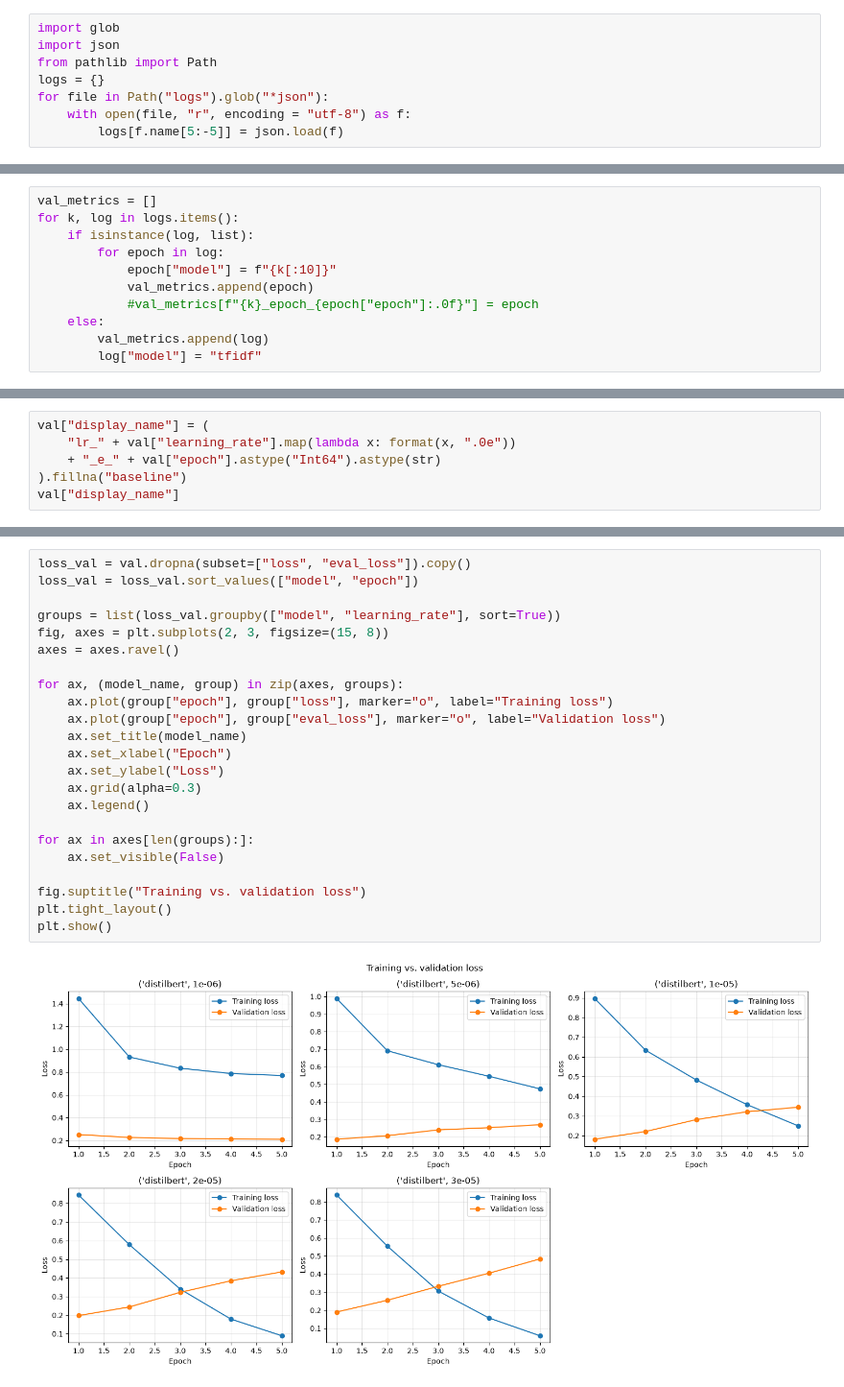
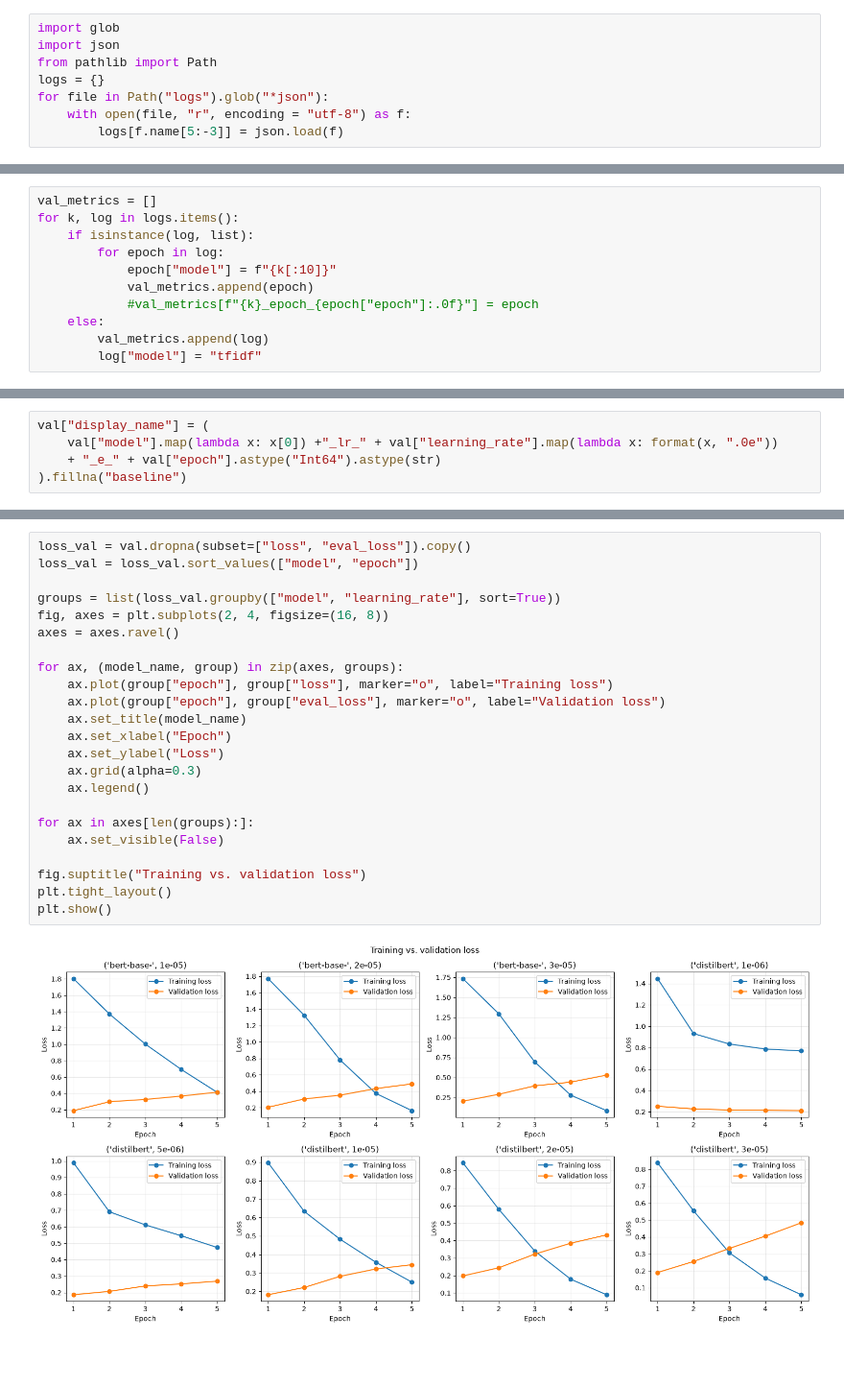
Before and after one commit to takiboti2/fakenewsclassification-demo, a Jupyter notebook: evaluation.ipynb, the cells around one changed output, grey strips where cells are left out. Shown at 96% size. Saved outputs shown, nothing was run; the diff lists cells and outputs as text; blank space fills up the shorter version.

```diff
--- a/evaluation.ipynb
+++ b/evaluation.ipynb
@@ -31,7 +48,7 @@ from pathlib import Path
 logs = {}
 for file in Path("logs").glob("*json"):
     with open(file, "r", encoding = "utf-8") as f:
-        logs[f.name[5:-5]] = json.load(f)
+        logs[f.name[5:-3]] = json.load(f)
 # %%
 logs
 # %% [output]
@@ -92,6 +109,5 @@ val
 # %%
 val["display_name"] = (
-    "lr_" + val["learning_rate"].map(lambda x: format(x, ".0e"))
+    val["model"].map(lambda x: x[0]) +"_lr_" + val["learning_rate"].map(lambda x: format(x, ".0e"))
     + "_e_" + val["epoch"].astype("Int64").astype(str)
 ).fillna("baseline")
-val["display_name"]
@@ -148,26 +136,26 @@ val[val["eval_f1_macro"]==val["eval_f1_macro"].max()]
 # %%
 loss_val = val.dropna(subset=["loss", "eval_loss"]).copy()
 loss_val = loss_val.sort_values(["model", "epoch"])
 
 groups = list(loss_val.groupby(["model", "learning_rate"], sort=True))
-fig, axes = plt.subplots(2, 3, figsize=(15, 8))
+fig, axes = plt.subplots(2, 4, figsize=(16, 8))
 axes = axes.ravel()
 
 for ax, (model_name, group) in zip(axes, groups):
     ax.plot(group["epoch"], group["loss"], marker="o", label="Training loss")
     ax.plot(group["epoch"], group["eval_loss"], marker="o", label="Validation loss")
     ax.set_title(model_name)
     ax.set_xlabel("Epoch")
     ax.set_ylabel("Loss")
     ax.grid(alpha=0.3)
     ax.legend()
 
 for ax in axes[len(groups):]:
     ax.set_visible(False)
 
 fig.suptitle("Training vs. validation loss")
 plt.tight_layout()
 plt.show()
 # %% [output]
-[figure, old version]
+[figure, new version]
 # %%
```
Also changed, not shown: parts of 15 cells of this notebook, 1 other file.
